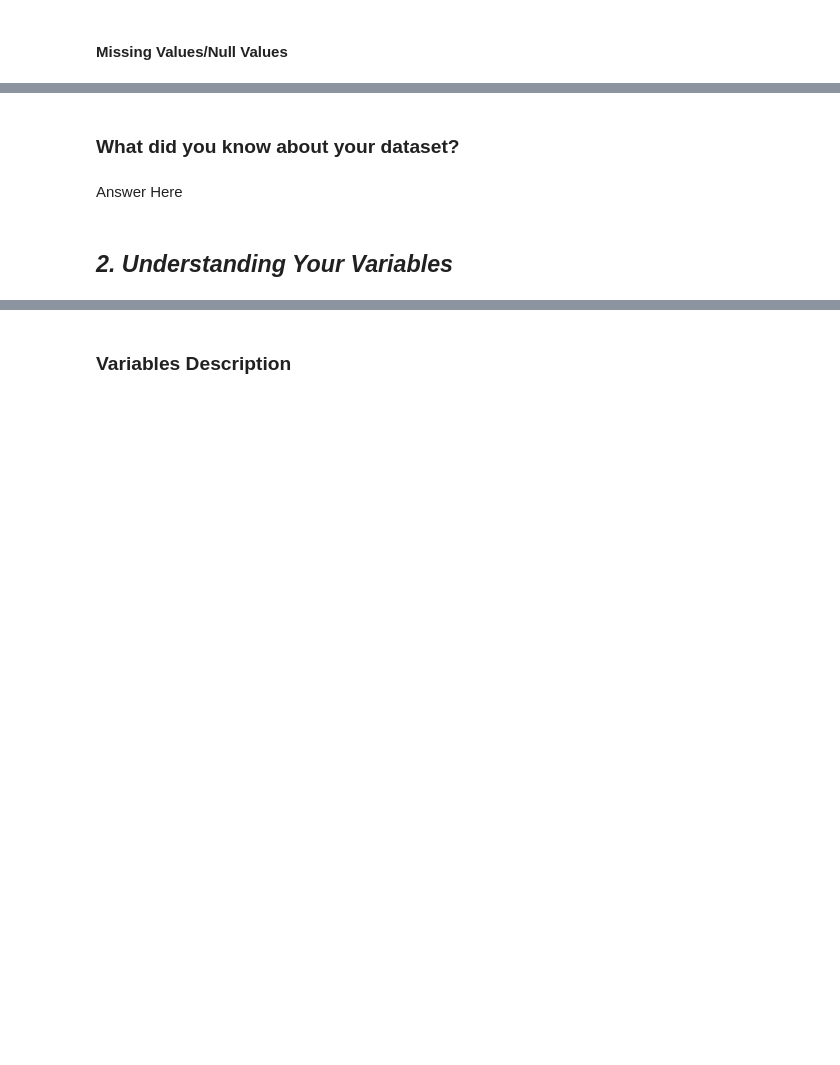
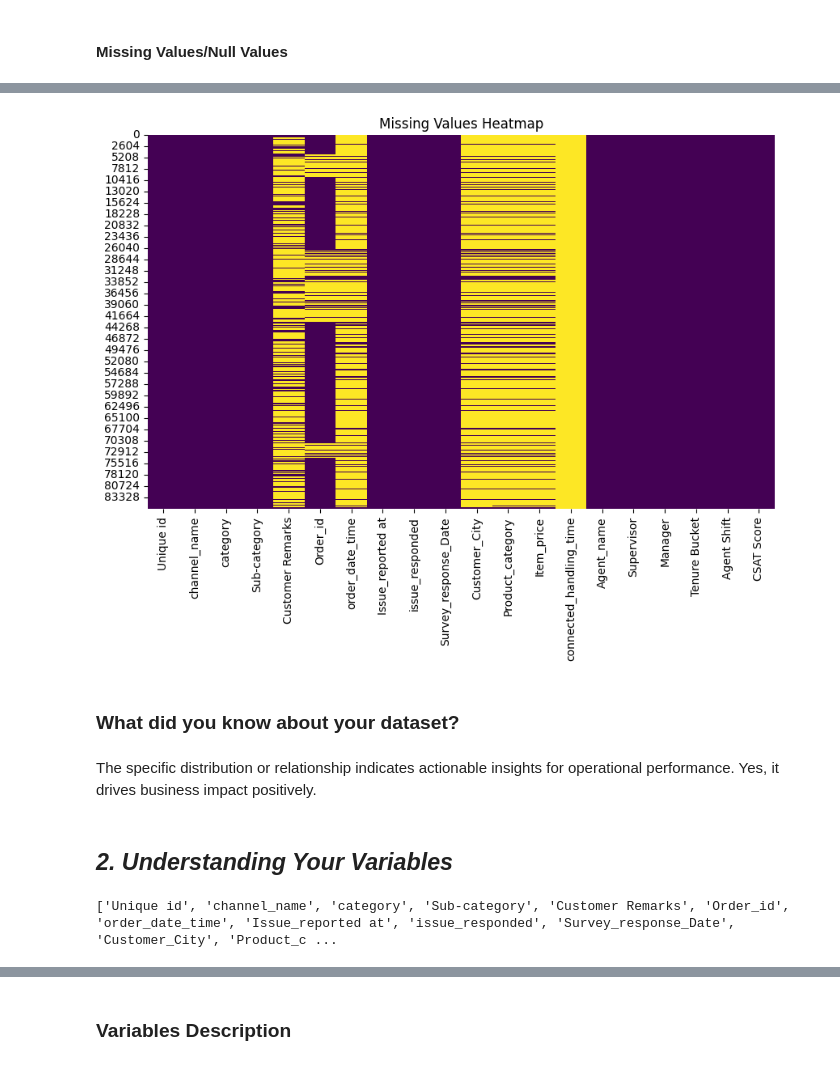
Before and after one commit to farheenfathimaa/flipkartProject-CSATScore, a Jupyter notebook: Sample_ML_Submission_Template.ipynb, the cells around one changed output, grey strips where cells are left out. Cells and saved outputs as stored; diff of their text form; code cells hidden in the pictures; blank space fills up the shorter version.

```diff
--- a/Sample_ML_Submission_Template.ipynb
+++ b/Sample_ML_Submission_Template.ipynb
@@ -135,10 +177,23 @@ print(f"Dataset Loaded: {df.shape}")
+# %%
+# Visualizing the missing values
+import matplotlib.pyplot as plt
+import seaborn as sns
+plt.figure(figsize=(10,6))
+sns.heatmap(df.isnull(), cbar=False, cmap='viridis')
+plt.title('Missing Values Heatmap')
+plt.show()
+# %% [output]
+[figure, added]
 # %% [markdown]
 ### What did you know about your dataset?
-# %% [markdown]
-Answer Here
+# %% [markdown]
+The specific distribution or relationship indicates actionable insights for operational performance. Yes, it drives business impact positively.
 # %% [markdown]
 ## ***2. Understanding Your Variables***
 # %%
 # Dataset Columns
+print(df.columns.tolist())
+# %% [output]
+['Unique id', 'channel_name', 'category', 'Sub-category', 'Customer Remarks', 'Order_id', 'order_date_time', 'Issue_reported at', 'issue_responded', 'Survey_response_Date', 'Customer_City', 'Product_c ...
 # %%
 # Dataset Describe
```
Also changed, not shown: parts of 220 cells of this notebook, 3 other files.
